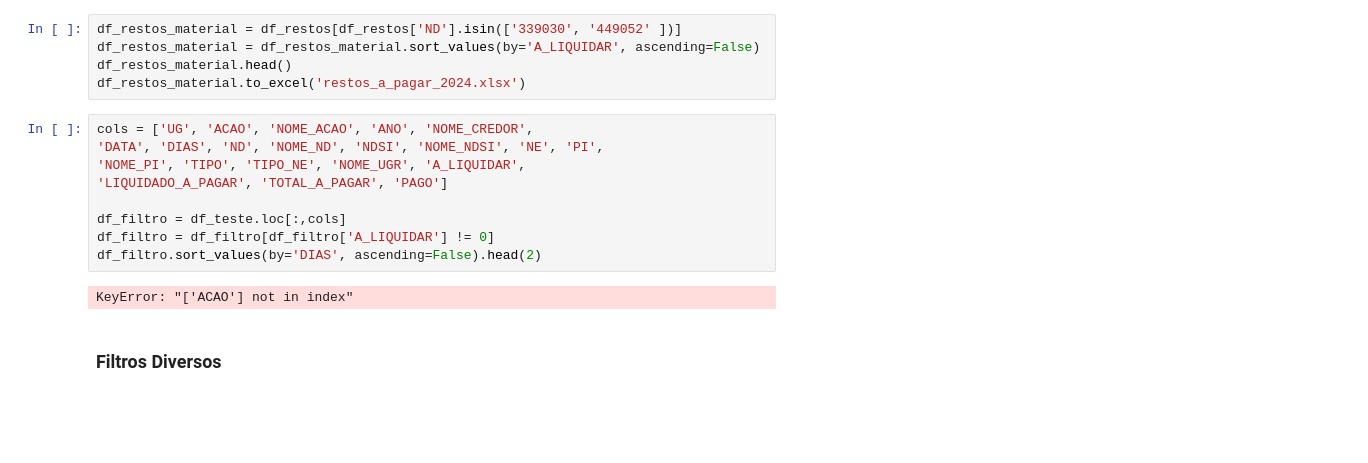
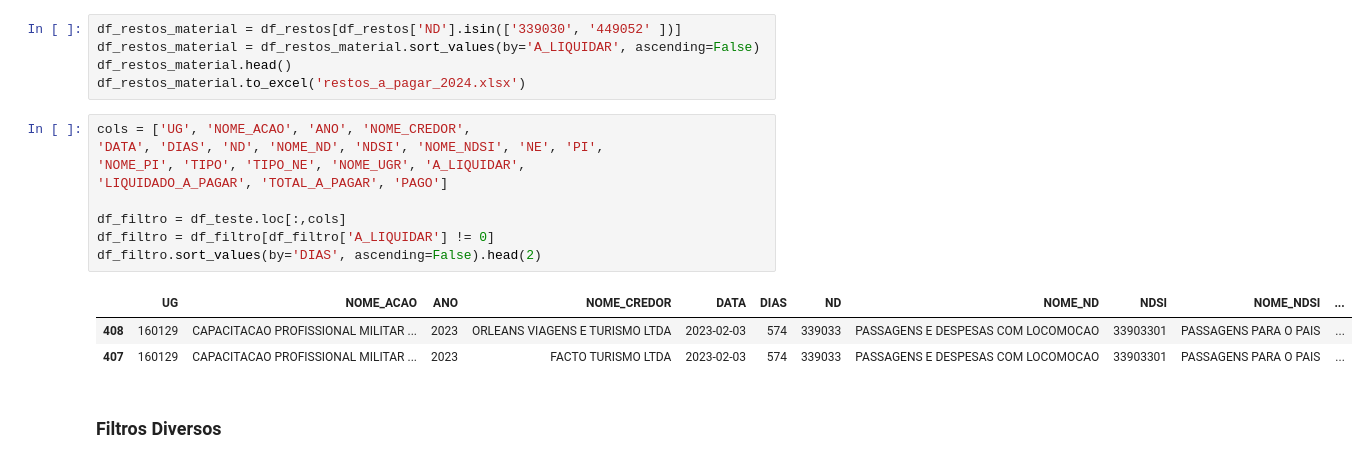
Before and after one commit to DiogoPqdt/Dashboard_ESA, a Jupyter notebook: notebook/sag.ipynb, the cells around one changed output. Drawn from its saved outputs; the diff is of its cells as text; blank space fills up the shorter version.

```diff
--- a/notebook/sag.ipynb
+++ b/notebook/sag.ipynb
@@ -518,16 +467,18 @@ df_restos_material = df_restos_material.sort_values(by='A_LIQUIDAR', ascending=F
 df_restos_material.head()
 df_restos_material.to_excel('restos_a_pagar_2024.xlsx')
 # %%
-cols = ['UG', 'ACAO', 'NOME_ACAO', 'ANO', 'NOME_CREDOR',
+cols = ['UG', 'NOME_ACAO', 'ANO', 'NOME_CREDOR',
 'DATA', 'DIAS', 'ND', 'NOME_ND', 'NDSI', 'NOME_NDSI', 'NE', 'PI',
 'NOME_PI', 'TIPO', 'TIPO_NE', 'NOME_UGR', 'A_LIQUIDAR',
 'LIQUIDADO_A_PAGAR', 'TOTAL_A_PAGAR', 'PAGO']
 
 df_filtro = df_teste.loc[:,cols]
 df_filtro = df_filtro[df_filtro['A_LIQUIDAR'] != 0]
 df_filtro.sort_values(by='DIAS', ascending=False).head(2)
 # %% [output]
-KeyError: "['ACAO'] not in index"
+|  | UG | NOME_ACAO | ANO | NOME_CREDOR | DATA | DIAS | ND | NOME_ND | NDSI | NOME_NDSI | ... |
+| 408 | 160129 | CAPACITACAO PROFISSIONAL MILITAR ... | 2023 | ORLEANS VIAGENS E TURISMO LTDA | 2023-02-03 | 574 | 339033 | PASSAGENS E DESPESAS COM LOCOMOCAO | 33903301 | PASSAGENS PARA O PAIS | ... |
+| 407 | 160129 | CAPACITACAO PROFISSIONAL MILITAR ... | 2023 | FACTO TURISMO LTDA | 2023-02-03 | 574 | 339033 | PASSAGENS E DESPESAS COM LOCOMOCAO | 33903301 | PASSAGENS PARA O PAIS | ... |
 # %% [markdown]
 ### Filtros Diversos
 # %%
```
Also changed, not shown: parts of 15 cells of this notebook, 6 other files.
